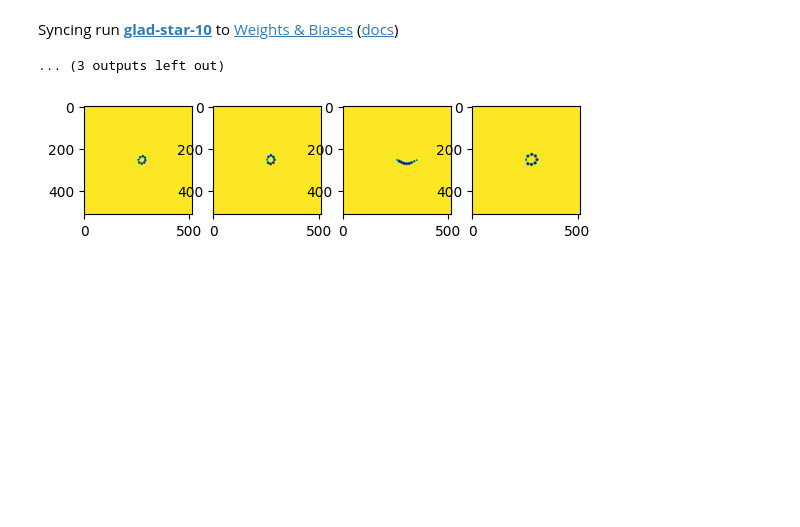
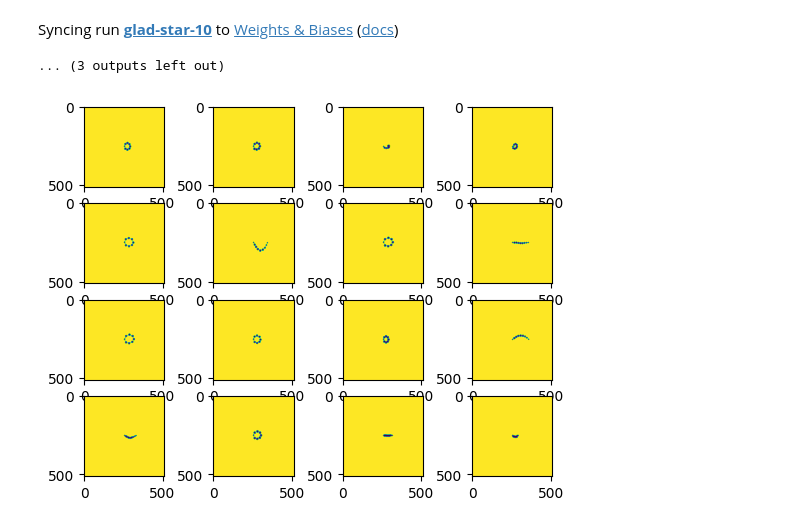
Before and after one commit to ldcWV/DiverseStrokes, a Jupyter notebook: split.ipynb, the cells around one changed output. Drawn from its saved outputs; the diff is of its cells as text; code cells hidden in the pictures; blank space fills up the shorter version.

Commit message:
CombinedModel implementation done

```diff
--- a/split.ipynb
+++ b/split.ipynb
@@ -234,9 +236,10 @@ model = TrajVAE()
 model.load_state_dict(torch.load("traj_vae.pt"))
 model.to(device)
 # %%
-_, t = model.sample_latent(4)
-_, axs = plt.subplots(1, 4)
+_, t = model.sample_latent(16)
+_, axs = plt.subplots(4, 4)
 for i in range(4):
-    axs[i].imshow(tv.visualize_trajectory(t[i].cpu().detach()))
+    for j in range(4):
+        axs[i][j].imshow(tv.visualize_trajectory(t[4*i+j].cpu().detach()))
 # %% [output]
-[figure, old version]
+[figure, new version]
```
Also changed, not shown: parts of 11 cells of this notebook, 5 other files.
